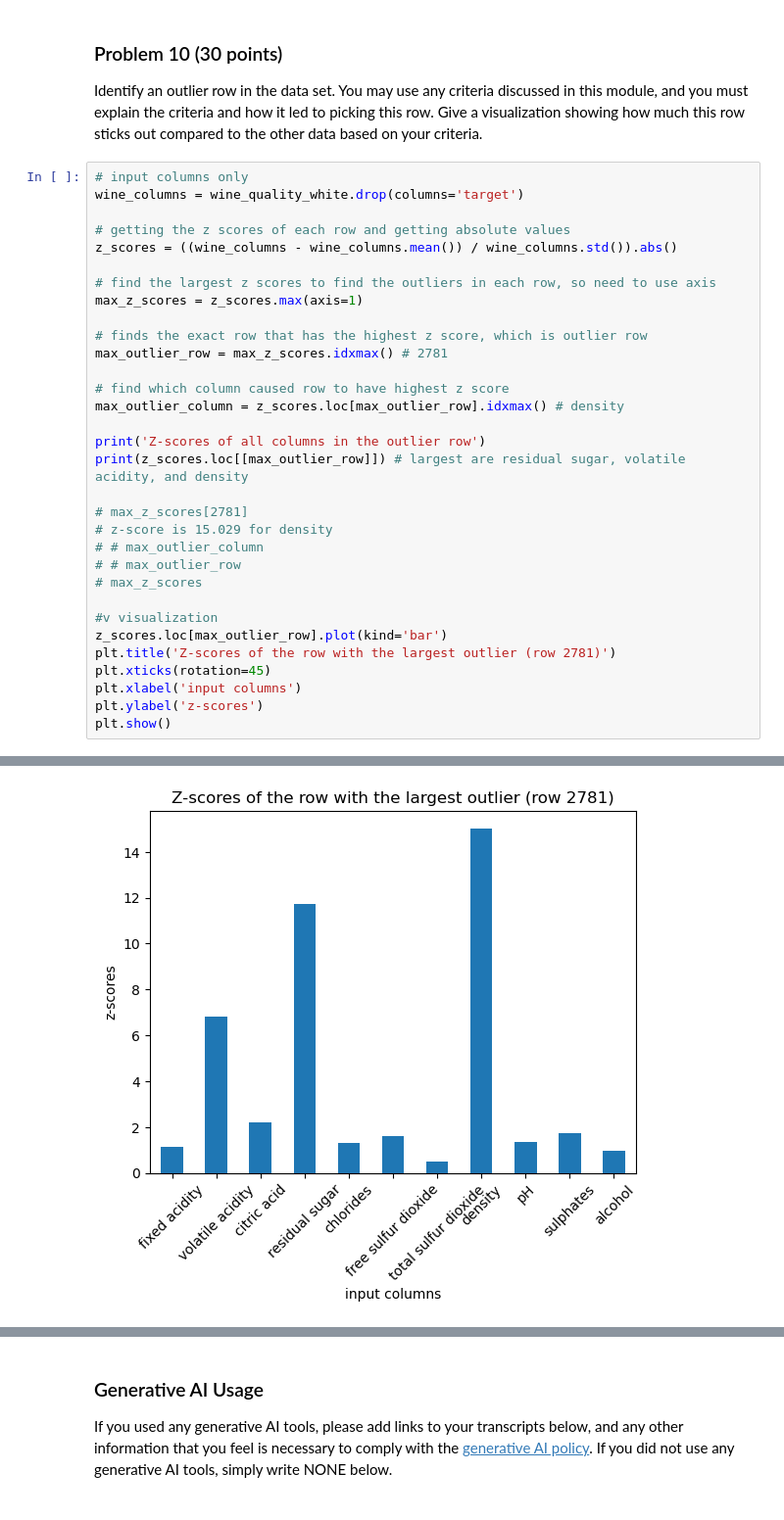
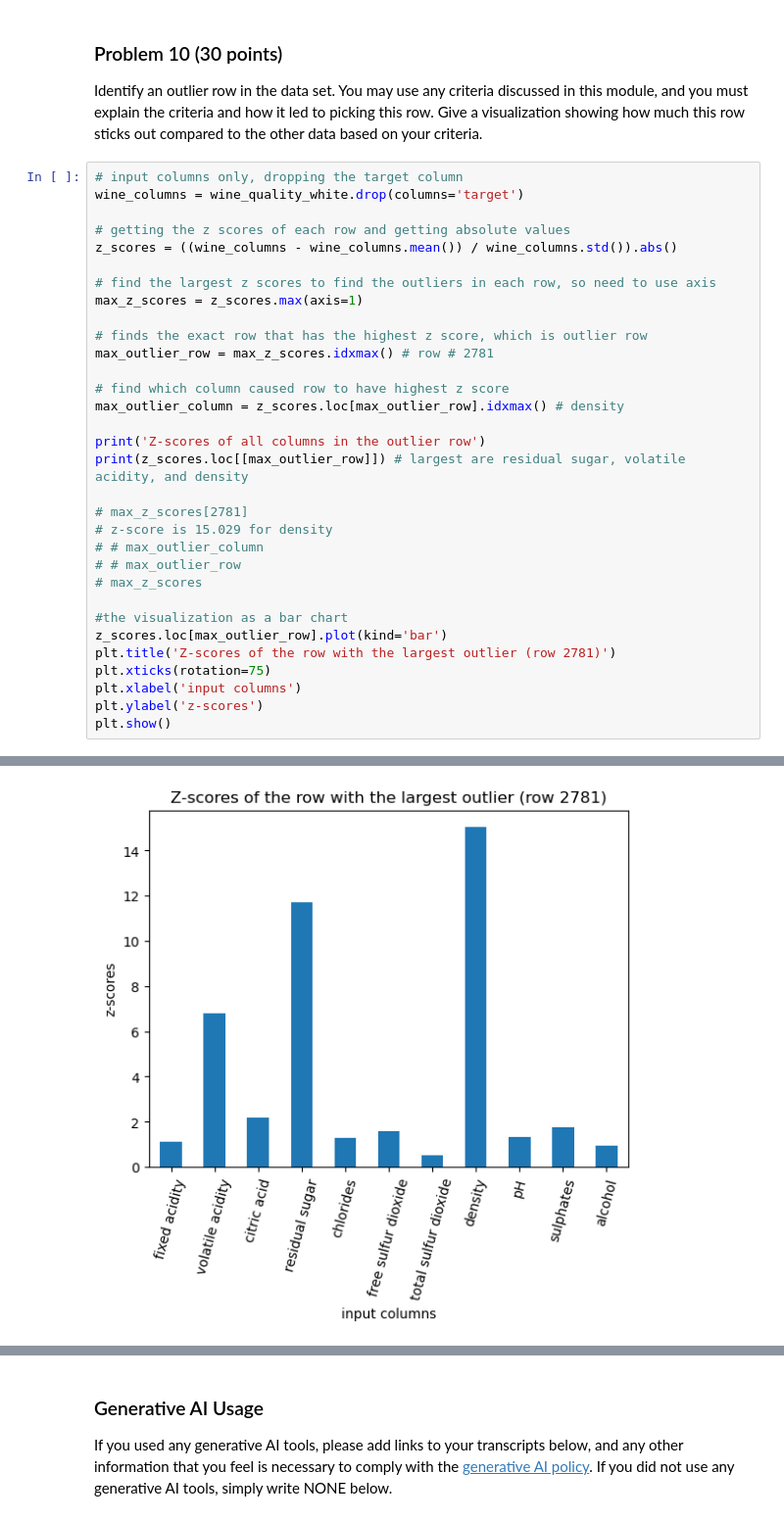
Before and after one commit to keshleem/dx601-final-project, a Jupyter notebook: project.ipynb, the cells around one changed output, grey strips where cells are left out. Shown at 98% size. Drawn from its saved outputs; the diff is of its cells as text.

```diff
--- a/project.ipynb
+++ b/project.ipynb
@@ -706,7 +716,7 @@ Identify an outlier row in the data set.
 You may use any criteria discussed in this module, and you must explain the criteria and how it led to picking this row.
 Give a visualization showing how much this row sticks out compared to the other data based on your criteria.
 # %%
-# input columns only
+# input columns only, dropping the target column
 wine_columns = wine_quality_white.drop(columns='target')
 
 # getting the z scores of each row and getting absolute values
@@ -716,35 +726,35 @@ z_scores = ((wine_columns - wine_columns.mean()) / wine_columns.std()).abs()
 max_z_scores = z_scores.max(axis=1)
 
 # finds the exact row that has the highest z score, which is outlier row
-max_outlier_row = max_z_scores.idxmax() # 2781
+max_outlier_row = max_z_scores.idxmax() # row # 2781
 
 # find which column caused row to have highest z score
 max_outlier_column = z_scores.loc[max_outlier_row].idxmax() # density
 
 print('Z-scores of all columns in the outlier row')
 print(z_scores.loc[[max_outlier_row]]) # largest are residual sugar, volatile acidity, and density
 
 # max_z_scores[2781]
 # z-score is 15.029 for density
 # # max_outlier_column
 # # max_outlier_row
 # max_z_scores
 
-#v visualization
+#the visualization as a bar chart
 z_scores.loc[max_outlier_row].plot(kind='bar')
 plt.title('Z-scores of the row with the largest outlier (row 2781)')
-plt.xticks(rotation=45)
+plt.xticks(rotation=75)
 plt.xlabel('input columns')
 plt.ylabel('z-scores')
 plt.show()
 # %% [output]
 Z-scores of all columns in the outlier row
       fixed acidity  volatile acidity  citric acid  residual sugar  chlorides  \
 2781       1.120095          6.813453     2.196405       11.712916   1.292003
 
       free sulfur dioxide  total sulfur dioxide    density        pH  \
 2781             1.605684              0.509184  15.029763  1.335977
 
       sulphates   alcohol
 2781   1.753793  0.963524
-[figure, old version]
+[figure, new version]
```
Also changed, not shown: parts of 13 cells of this notebook.
